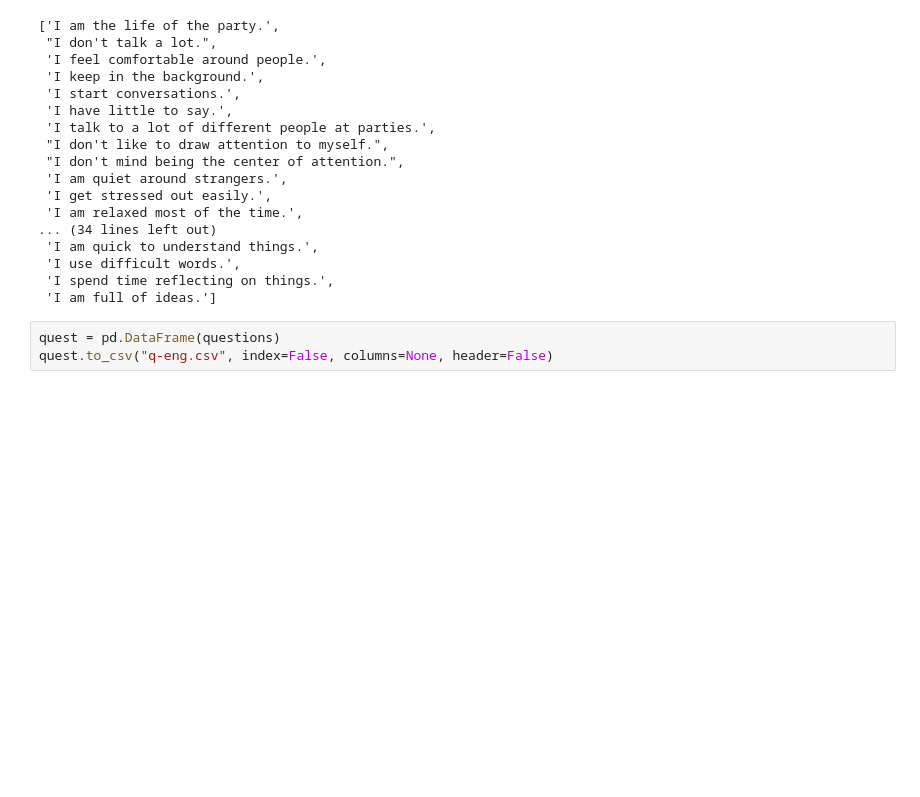
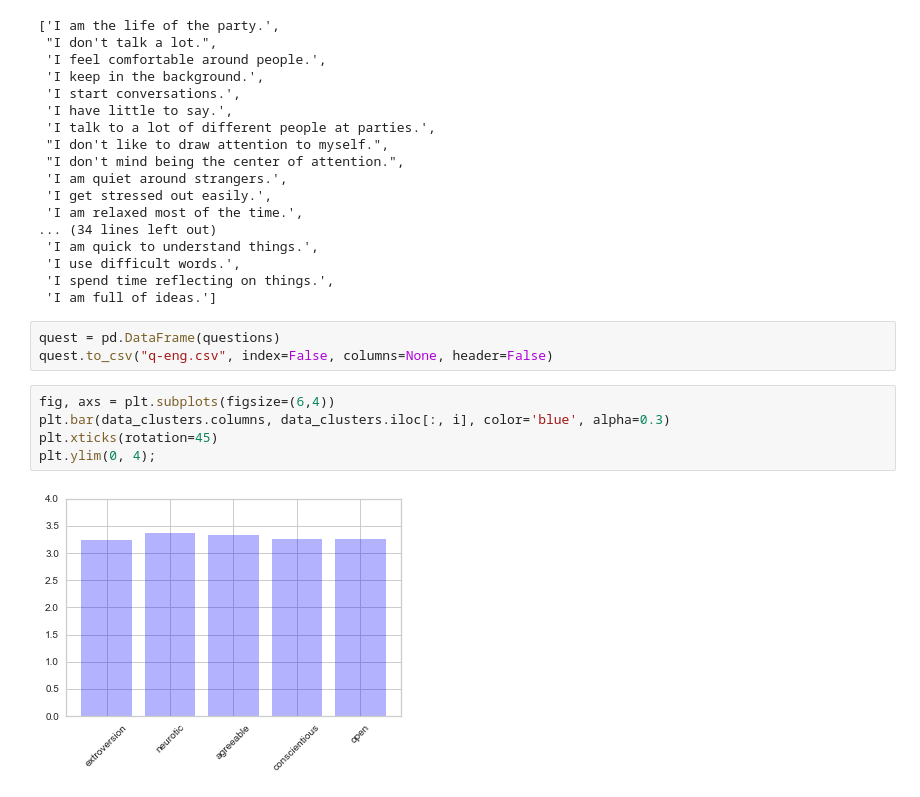
Before and after one commit to hildebrando001/ML-personality-traits-test, a Jupyter notebook: Personality_Test.ipynb, the cells around one changed output. Saved outputs shown, nothing was run; the diff lists cells and outputs as text; blank space fills up the shorter version.

Commit message:
data_total to chart

```diff
--- a/Personality_Test.ipynb
+++ b/Personality_Test.ipynb
@@ -277,3 +277,10 @@ questions
 # %%
 quest = pd.DataFrame(questions)
 quest.to_csv("q-eng.csv", index=False, columns=None, header=False)
+# %%
+fig, axs = plt.subplots(figsize=(6,4))
+plt.bar(data_clusters.columns, data_clusters.iloc[:, i], color='blue', alpha=0.3)
+plt.xticks(rotation=45)
+plt.ylim(0, 4);
+# %% [output]
+[figure, added]
```
Also changed, not shown: parts of 6 cells of this notebook, 2 other files.
